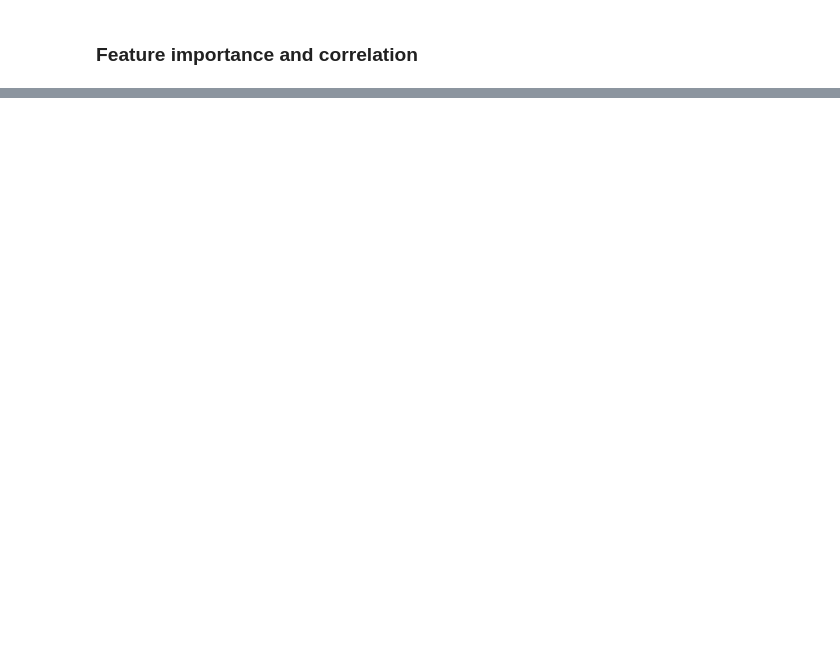
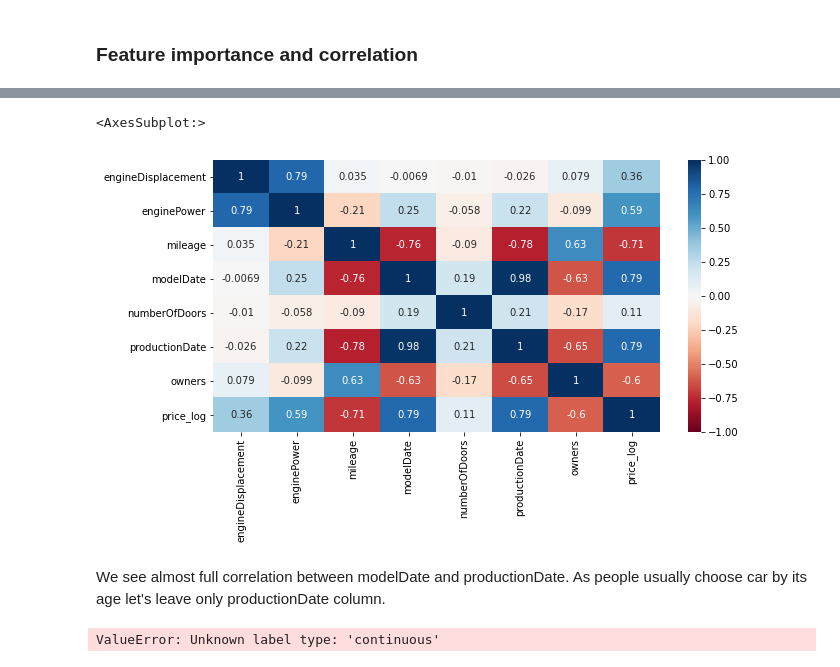
Before and after one commit to gir2017/teamwork_kaggle, a Jupyter notebook: module_5/select_auto.ipynb, the cells around one changed output, grey strips where cells are left out. Saved outputs shown, nothing was run; the diff lists cells and outputs as text; code cells hidden in the pictures; blank space fills up the shorter version.

```diff
--- a/module_5/select_auto.ipynb
+++ b/module_5/select_auto.ipynb
@@ -1968,5 +2204,10 @@ imp_num.plot(kind='barh', title='Numeric features importance')
 # %%
 # Numeric features correlation
 fig, ax = plt.subplots(1, 1, figsize=(10, 5))
 sns.heatmap(bined_df[num_cols + ['price_log']].corr(), annot=True,
-            fmt='.1g', vmin=-1, vmax=1, center=0, cmap='RdBu')
+            fmt='.2g', vmin=-1, vmax=1, center=0, cmap='RdBu')
+# %% [output]
+<AxesSubplot:>
+[figure, added]
+# %% [markdown]
+We see almost full correlation between modelDate and productionDate. As people usually choose car by its age let's leave only productionDate column.
@@ -1973,9 +2217,11 @@ sns.heatmap(bined_df[num_cols + ['price_log']].corr(), annot=True,
 # %%
 # Categoriсal and binary features importance
-imp_cat = Series(mutual_info_classif(bined_df[bin_cols + cat_cols], bined_df['price_log'],
+imp_cat = pd.Series(mutual_info_classif(data[bin_cols + cat_cols], data['price_log'],
                                      discrete_features=True), index=bin_cols + cat_cols)
 imp_cat.sort_values(inplace=True)
 imp_cat.plot(kind='barh')
+# %% [output]
+ValueError: Unknown label type: 'continuous'
 # %%
 # Categoriсal and binary features correlation
 fig, ax = plt.subplots(1, 1, figsize=(12, 10))
```
Also changed, not shown: parts of 70 cells of this notebook.
